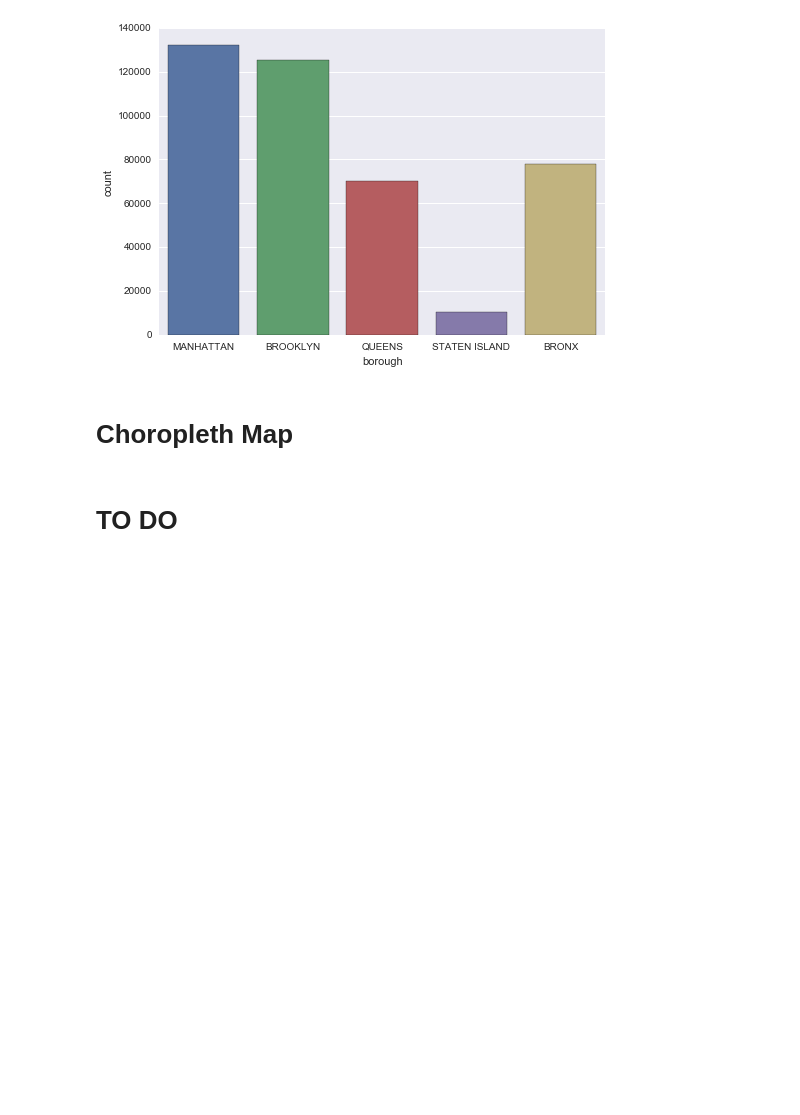
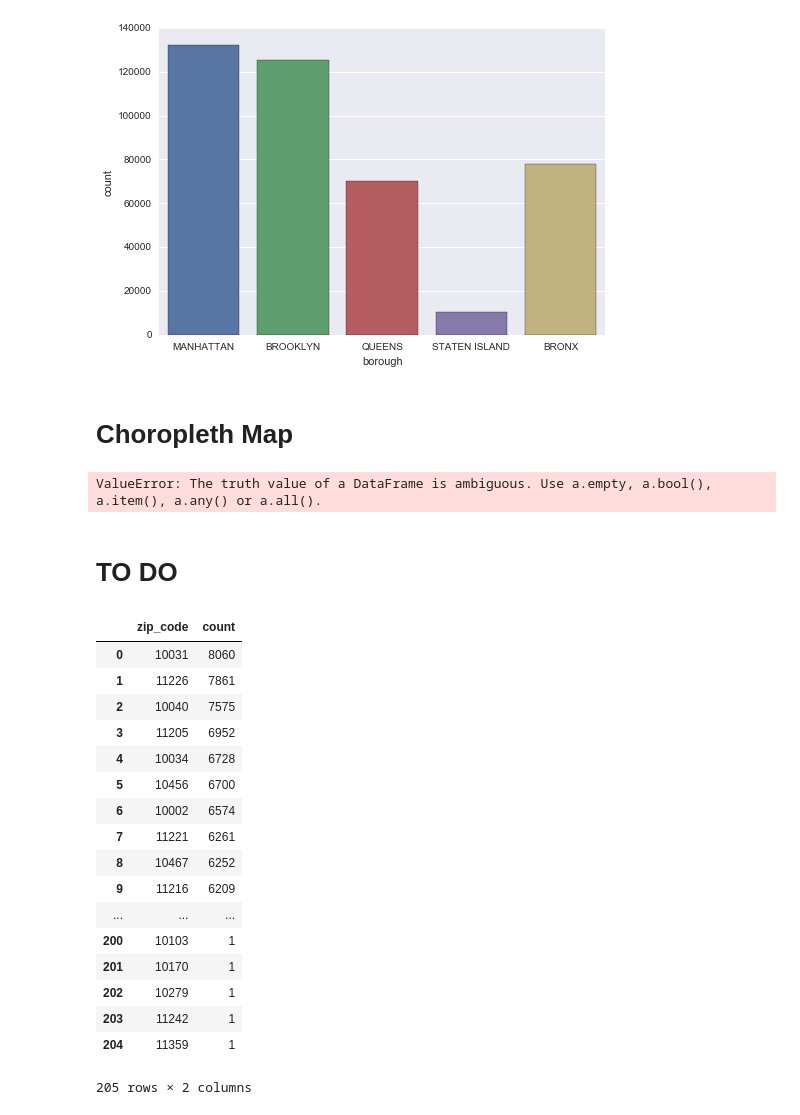
Before and after one commit to JoshuaAcosta/NYC-311-Noise-Complaints, a Jupyter notebook: 311 Noise Complaints.ipynb, the cells around one changed output. Drawn from its saved outputs; the diff is of its cells as text; code cells hidden in the pictures; blank space fills up the shorter version.

Commit message:
converted file to csv for cholo map and created dataframe with value count for zip codes

```diff
--- a/311 Noise Complaints.ipynb
+++ b/311 Noise Complaints.ipynb
@@ -163,19 +163,24 @@ agency_count = sns.countplot(x="borough", data=noise_df)
 # %%
 #choropleth map
 
-zipcode_geo = r'data/zip_to_zcta_2016.xlsx'
+zipcode_geo = pd.read_csv("data/zip_to_zcta_2016.csv")
 
-zip_data = pd.DataFrame(noise_df["incident_zip"].value_counts())
+
+zip_data = noise_df["incident_zip"].value_counts()
+zip_count = pd.DataFrame(zip_data).reset_index()
+zip_count.columns = ["zip_code","count"]
+
 
 #Let Folium determine the scale
 map = folium.Map(location=[40.7128, -74.0059], zoom_start=13)
-map.choropleth(geo_path=zipcode_geo, data=zip_data,
-             columns=['zipcode', 'incidences'],
+map.choropleth(geo_path=zipcode_geo, data=zip_count,
+             columns=["zip_code","count"],
              key_on='feature.id',
-             fill_color='BuPu', fill_opacity=0.7, line_opacity=0.2,
-             legend_name='Number of Complaints')
+             fill_color='BuPu', fill_opacity=0.7, line_opacity=0.2)
 
 #map.save('nyc_by_zipcode.html')
+# %% [output]
+ValueError: The truth value of a DataFrame is ambiguous. Use a.empty, a.bool(), a.item(), a.any() or a.all().
 # %%
 noise_df["incident_zip"].value_counts()
 # %% [markdown]
@@ -199,3 +204,27 @@ noise_df["incident_zip"].value_counts()
 #count by month of the year
 #count by zipcode=10032
 """
+# %%
+t = noise_df["incident_zip"].value_counts()
+s = pd.DataFrame(t).reset_index()
+s.columns = ["zip_code","count"]
+s
+# %% [output]
+|  | zip_code | count |
+| 0 | 10031 | 8060 |
+| 1 | 11226 | 7861 |
+| 2 | 10040 | 7575 |
+| 3 | 11205 | 6952 |
+| 4 | 10034 | 6728 |
+| 5 | 10456 | 6700 |
+| 6 | 10002 | 6574 |
+| 7 | 11221 | 6261 |
+| 8 | 10467 | 6252 |
+| 9 | 11216 | 6209 |
+| ... | ... | ... |
+| 200 | 10103 | 1 |
+| 201 | 10170 | 1 |
+| 202 | 10279 | 1 |
+| 203 | 11242 | 1 |
+| 204 | 11359 | 1 |
+205 rows × 2 columns
```
Also changed, not shown: 1 other file.
